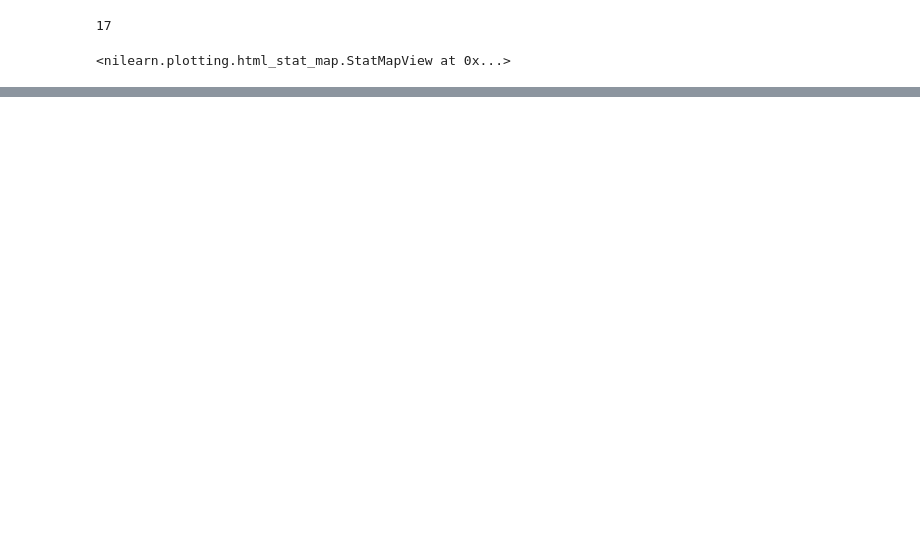
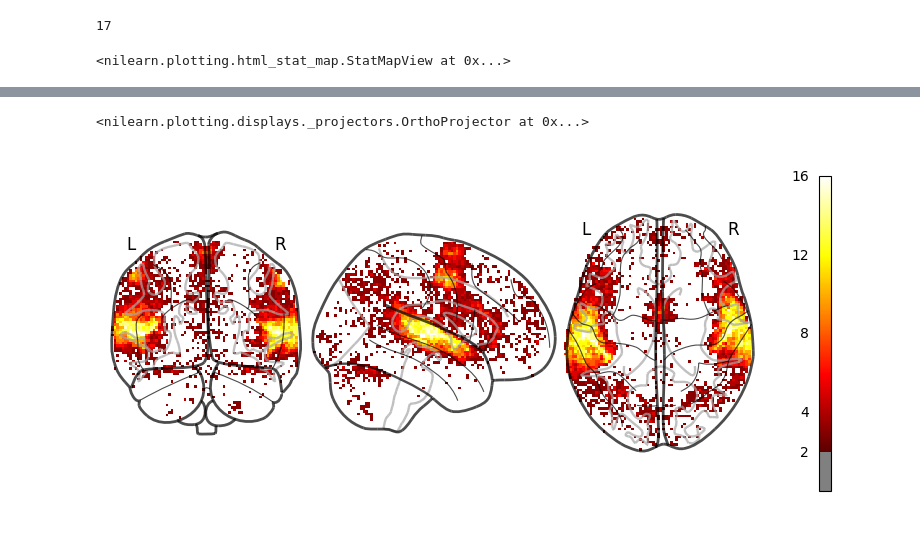
Before and after one commit to CIBIT-UC/brainplayback_task02, a Jupyter notebook: mvpa_08_stability_bold/visualize.ipynb, the cells around one changed output, grey strips where cells are left out. Drawn from its saved outputs; the diff is of its cells as text; code cells hidden in the pictures; blank space fills up the shorter version.

```diff
--- a/mvpa_08_stability_bold/visualize.ipynb
+++ b/mvpa_08_stability_bold/visualize.ipynb
@@ -76,0 +91,24 @@ plotting.plot_glass_brain(STAB_mean_img_thr, colorbar=True, cmap='hot', threshol
+# %%
+# load all STAB files
+from nilearn import image
+STAB = np.zeros((97, 115, 97, n_subjects))
+thres_stab = 0.175
+#thres_stab = 0.2
+for ii, f in enumerate(STAB_files):
+
+    stab_mask_data = np.load(f)
+    stab_mask_img = nb.Nifti1Image(stab_mask_data, example_func.affine, example_func.header)
+    stab_mask_img_thres = image.threshold_img(stab_mask_img, threshold=thres_stab)
+    stab_mask_img_thres_bin = image.binarize_img(stab_mask_img_thres)
+
+    STAB[..., ii] = stab_mask_img_thres_bin.get_fdata()
+# %%
+# compute the mean stability
+STAB_mean = np.sum(STAB, axis=3)
+# %%
+# estimate mean stability map
+STAB_mean_img = nb.Nifti1Image(STAB_mean, example_func.affine, example_func.header)
+
+# threshold the stability map
+thres = 2
+STAB_mean_img_thr = threshold_img(STAB_mean_img, threshold=thres)
@@ -76,0 +120,5 @@ plotting.plot_glass_brain(STAB_mean_img_thr, colorbar=True, cmap='hot', threshol
+# %%
+plotting.plot_glass_brain(STAB_mean_img_thr, colorbar=True, cmap='hot', threshold=thres)
+# %% [output]
+<nilearn.plotting.displays._projectors.OrthoProjector at 0x...>
+[figure, added]
```
Also changed, not shown: parts of 8 cells of this notebook, 9 other files.
